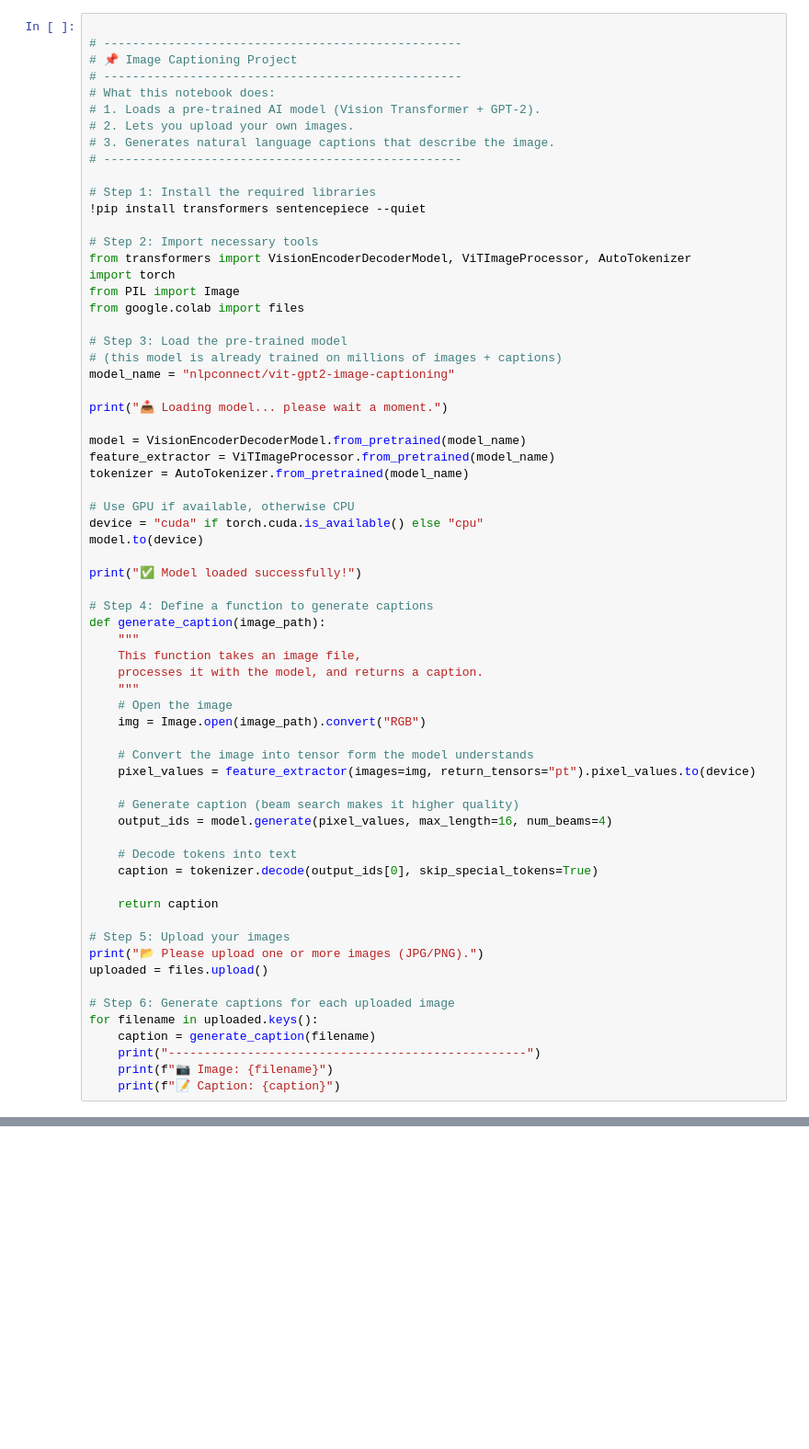
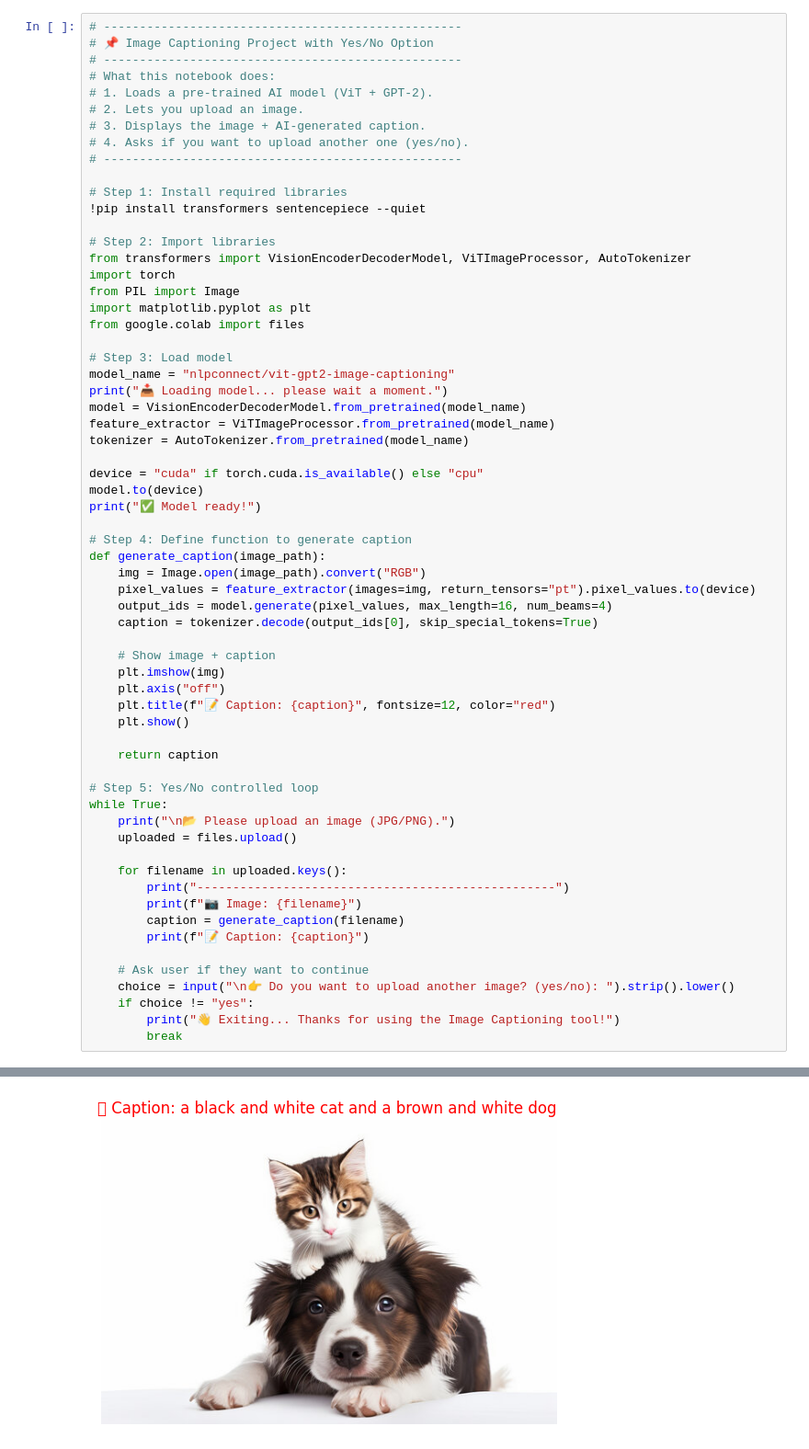
Before and after one commit to Hajira-max/Codsoft-, a Jupyter notebook: Untitled21.ipynb, the cells around one changed output, grey strips where cells are left out. Shown at 92% size. Cells and saved outputs as stored; diff of their text form; blank space fills up the shorter version.

```diff
--- a/Untitled21.ipynb
+++ b/Untitled21.ipynb
@@ -1,70 +1,67 @@
 # %% [markdown]
 <a href="https://colab.research.google.com/github/Hajira-max/Codsoft-/blob/main/Untitled21.ipynb" target="_parent"><img src="https://colab.research.google.com/assets/colab-badge.svg" alt="Open In Colab"/></a>
 # %%
-
 # --------------------------------------------------
-# 📌 Image Captioning Project
+# 📌 Image Captioning Project with Yes/No Option
 # --------------------------------------------------
 # What this notebook does:
-# 1. Loads a pre-trained AI model (Vision Transformer + GPT-2).
-# 2. Lets you upload your own images.
-# 3. Generates natural language captions that describe the image.
+# 1. Loads a pre-trained AI model (ViT + GPT-2).
+# 2. Lets you upload an image.
+# 3. Displays the image + AI-generated caption.
+# 4. Asks if you want to upload another one (yes/no).
 # --------------------------------------------------
 
-# Step 1: Install the required libraries
+# Step 1: Install required libraries
 !pip install transformers sentencepiece --quiet
 
-# Step 2: Import necessary tools
+# Step 2: Import libraries
 from transformers import VisionEncoderDecoderModel, ViTImageProcessor, AutoTokenizer
 import torch
 from PIL import Image
+import matplotlib.pyplot as plt
 from google.colab import files
 
-# Step 3: Load the pre-trained model
-# (this model is already trained on millions of images + captions)
+# Step 3: Load model
 model_name = "nlpconnect/vit-gpt2-image-captioning"
-
 print("📥 Loading model... please wait a moment.")
-
 model = VisionEncoderDecoderModel.from_pretrained(model_name)
 feature_extractor = ViTImageProcessor.from_pretrained(model_name)
 tokenizer = AutoTokenizer.from_pretrained(model_name)
 
-# Use GPU if available, otherwise CPU
 device = "cuda" if torch.cuda.is_available() else "cpu"
 model.to(device)
+print("✅ Model ready!")
 
-print("✅ Model loaded successfully!")
+# Step 4: Define function to generate caption
+def generate_caption(image_path):
+    img = Image.open(image_path).convert("RGB")
+    pixel_values = feature_extractor(images=img, return_tensors="pt").pixel_values.to(device)
+    output_ids = model.generate(pixel_values, max_length=16, num_beams=4)
+    caption = tokenizer.decode(output_ids[0], skip_special_tokens=True)
 
-# Step 4: Define a function to generate captions
-def generate_caption(image_path):
-    """
-    This function takes an image file,
-    processes it with the model, and returns a caption.
-    """
-    # Open the image
-    img = Image.open(image_path).convert("RGB")
-
-    # Convert the image into tensor form the model understands
-    pixel_values = feature_extractor(images=img, return_tensors="pt").pixel_values.to(device)
-
-    # Generate caption (beam search makes it higher quality)
-    output_ids = model.generate(pixel_values, max_length=16, num_beams=4)
-
-    # Decode tokens into text
-    caption = tokenizer.decode(output_ids[0], skip_special_tokens=True)
+    # Show image + caption
+    plt.imshow(img)
+    plt.axis("off")
+    plt.title(f"📝 Caption: {caption}", fontsize=12, color="red")
+    plt.show()
 
     return caption
 
-# Step 5: Upload your images
-print("📂 Please upload one or more images (JPG/PNG).")
-uploaded = files.upload()
+# Step 5: Yes/No controlled loop
+while True:
+    print("\n📂 Please upload an image (JPG/PNG).")
+    uploaded = files.upload()
 
-# Step 6: Generate captions for each uploaded image
-for filename in uploaded.keys():
-    caption = generate_caption(filename)
-    print("--------------------------------------------------")
-    print(f"📷 Image: {filename}")
-    print(f"📝 Caption: {caption}")
+    for filename in uploaded.keys():
+        print("--------------------------------------------------")
+        print(f"📷 Image: {filename}")
+        caption = generate_caption(filename)
+        print(f"📝 Caption: {caption}")
+
+    # Ask user if they want to continue
+    choice = input("\n👉 Do you want to upload another image? (yes/no): ").strip().lower()
+    if choice != "yes":
+        print("👋 Exiting... Thanks for using the Image Captioning tool!")
+        break
 # %% [output]
 📥 Loading model... please wait a moment.
@@ -74,0 +75 @@ The attention mask is not set and cannot be inferred from input because pad toke
+[figure, added]
```
Also changed, not shown: parts of 1 cell of this notebook.
